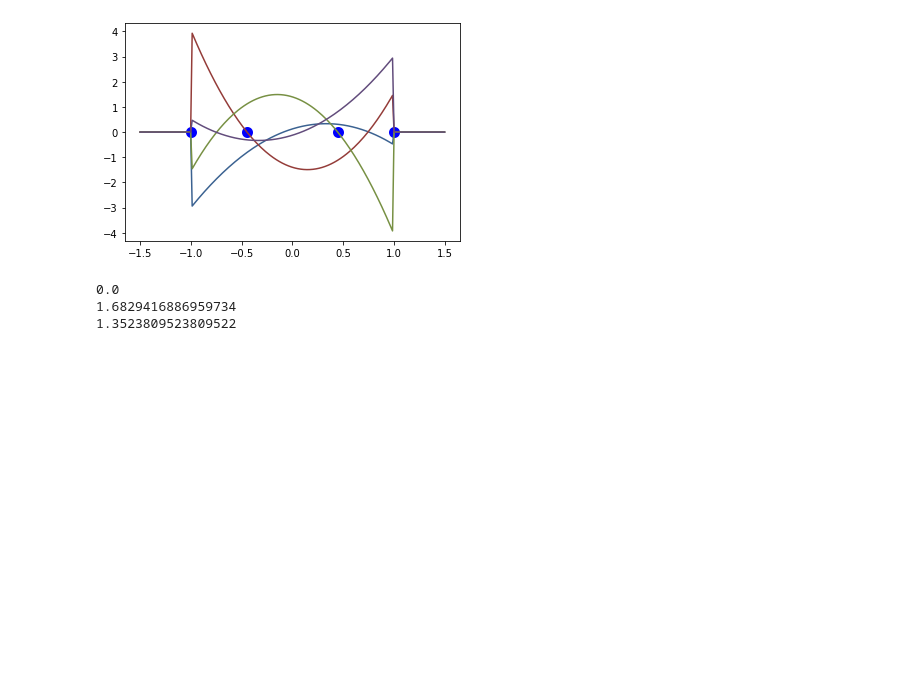
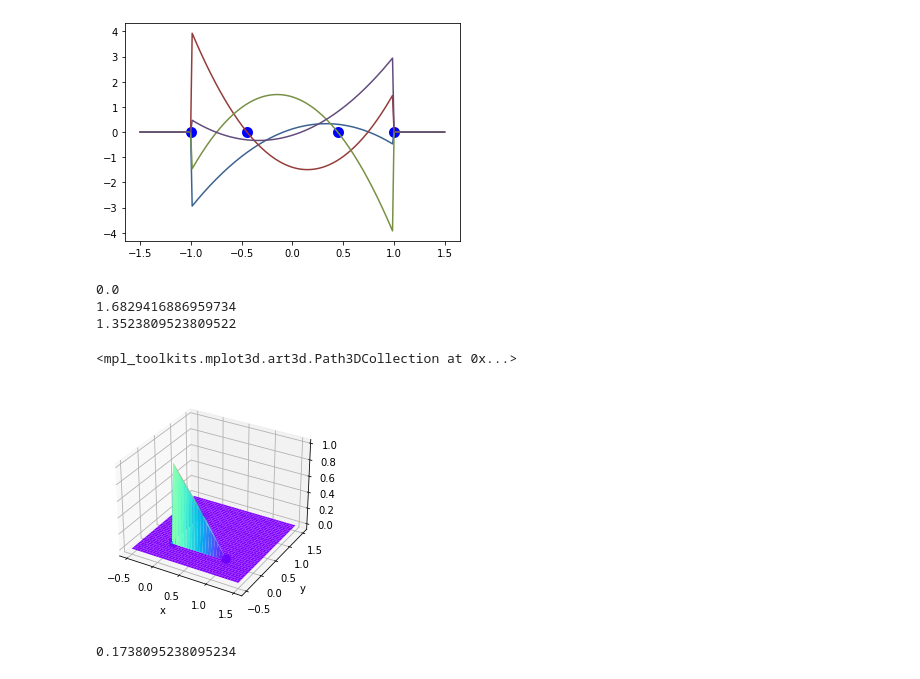
Before and after one commit to MZQY/learnFEM, a Jupyter notebook: code/test_basis.ipynb, the cells around one changed output. Cells and saved outputs as stored; diff of their text form; code cells hidden in the pictures; blank space fills up the shorter version.

Commit message:
update 2d basis files

```diff
--- a/code/test_basis.ipynb
+++ b/code/test_basis.ipynb
@@ -127,3 +128,47 @@ print(res)
 0.0
 1.6829416886959734
 1.3523809523809522
+# %%
+## test 2d basis functions
+idx = 0
+idy = 0
+x2d, y2d = np.meshgrid(np.linspace(-0.5,1.5,40), np.linspace(-0.5,1.5,40),indexing='ij')
+phi2d_01 = np.zeros(x2d.shape)
+phi2d_02 = np.zeros(x2d.shape)
+phi2d_03 = np.zeros(x2d.shape)
+
+for i in range(x2d.shape[0]):
+    for j in range(x2d.shape[1]):
+        node_x = np.zeros(3)
+        node_y = np.zeros(3)
+        phi = np.zeros(3)
+        basis.shape2d_t3(idx, idy, x2d[i,j], y2d[i,j], node_x, node_y, phi)
+        phi2d_01[i,j] = phi[0]
+        phi2d_02[i,j] = phi[0]
+        phi2d_03[i,j] = phi[0]
+
+fig4 = plt.figure(num=4)
+ax4 = fig4.add_subplot(111, projection='3d')
+ax4.plot_surface(x2d, y2d, phi2d_02, cmap='rainbow')
+ax4.set_xlabel('x')
+ax4.set_ylabel('y')
+ax4.set_zlabel('z')
+ax4.scatter(node_x, node_y, np.zeros(node_x.shape[0]), c='b', lw=5)
+# %% [output]
+<mpl_toolkits.mplot3d.art3d.Path3DCollection at 0x...>
+[figure, added]
+# %%
+def test_tri_integrand(x,y):
+    return x**5. + 3. * y**3.
+n = 9
+x_quad = np.zeros(n)
+y_quad = np.zeros(n)
+w_quad = np.zeros(n)
+basis.gauss_quadrature_triangle(n=n, x=x_quad, y=y_quad, w=w_quad)
+res = 0.
+for i in range(x_quad.shape[0]):
+    res += test_tri_integrand(x_quad[i], y_quad[i]) * w_quad[i]
+print(res* 0.5)
+# the result has been benchmarked with Mathematica
+# %% [output]
+0.1738095238095234
```
Also changed, not shown: parts of 1 cell of this notebook, 5 other files.
